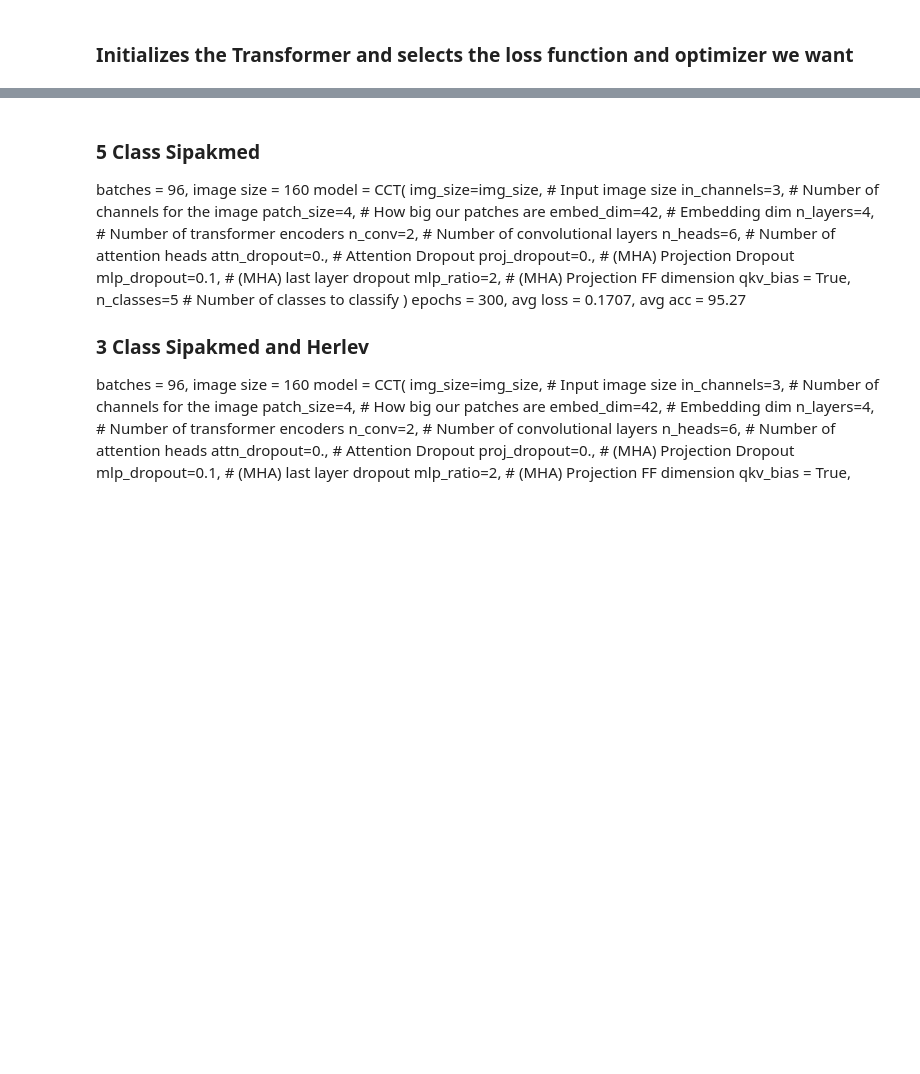
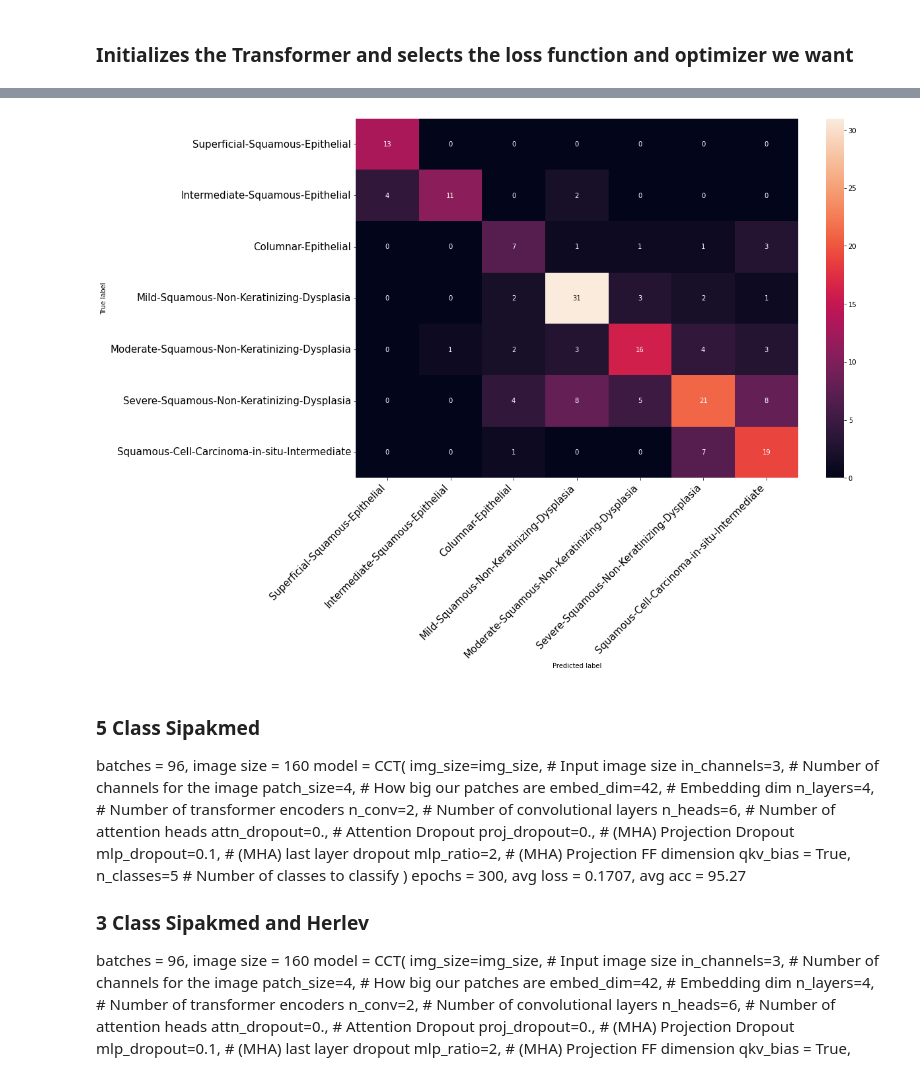
Before and after one commit to TFielloii/ERAU_MA540_Team5, a Jupyter notebook: CCT_Cervical_Cancer.ipynb, the cells around one changed output, grey strips where cells are left out. Cells and saved outputs as stored; diff of their text form; code cells hidden in the pictures; blank space fills up the shorter version.

```diff
--- a/CCT_Cervical_Cancer.ipynb
+++ b/CCT_Cervical_Cancer.ipynb
@@ -958,3 +866,17 @@ avg acc: 96.69
+# %%
+plt.figure(figsize=(15,10))
+
+class_names = list(classes)
+cm_df = pd.DataFrame(confusion_matrix, index=class_names, columns=class_names).astype(int)
+heatmap = sns.heatmap(cm_df, annot=True, fmt="d")
+
+heatmap.yaxis.set_ticklabels(heatmap.yaxis.get_ticklabels(), rotation=0, ha='right',fontsize=15)
+heatmap.xaxis.set_ticklabels(heatmap.xaxis.get_ticklabels(), rotation=45, ha='right',fontsize=15)
+plt.ylabel('True label')
+plt.xlabel('Predicted label')
+plt.show()
+# %% [output]
+[figure, added]
 # %% [markdown]
 ### 5 Class Sipakmed
 
```
Also changed, not shown: parts of 11 cells of this notebook, 2 other files.
